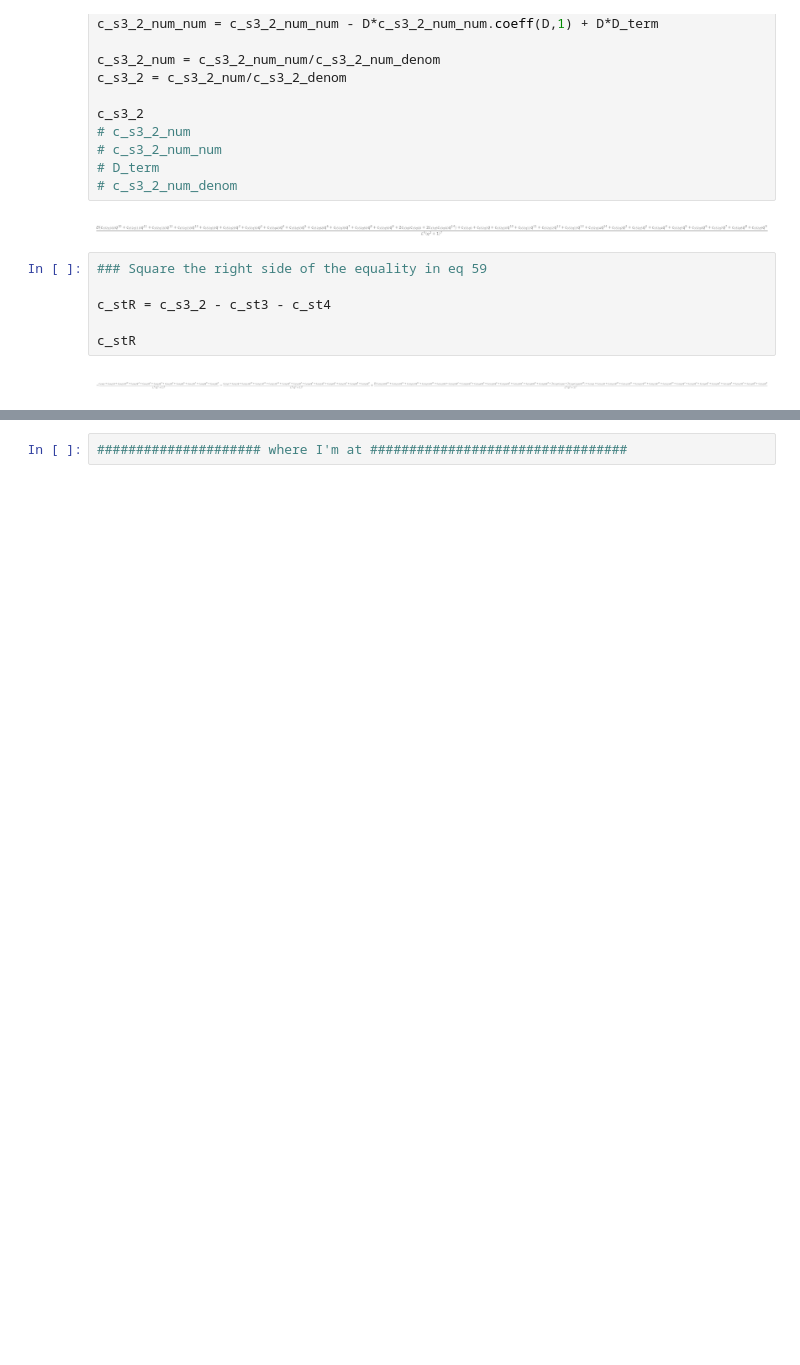
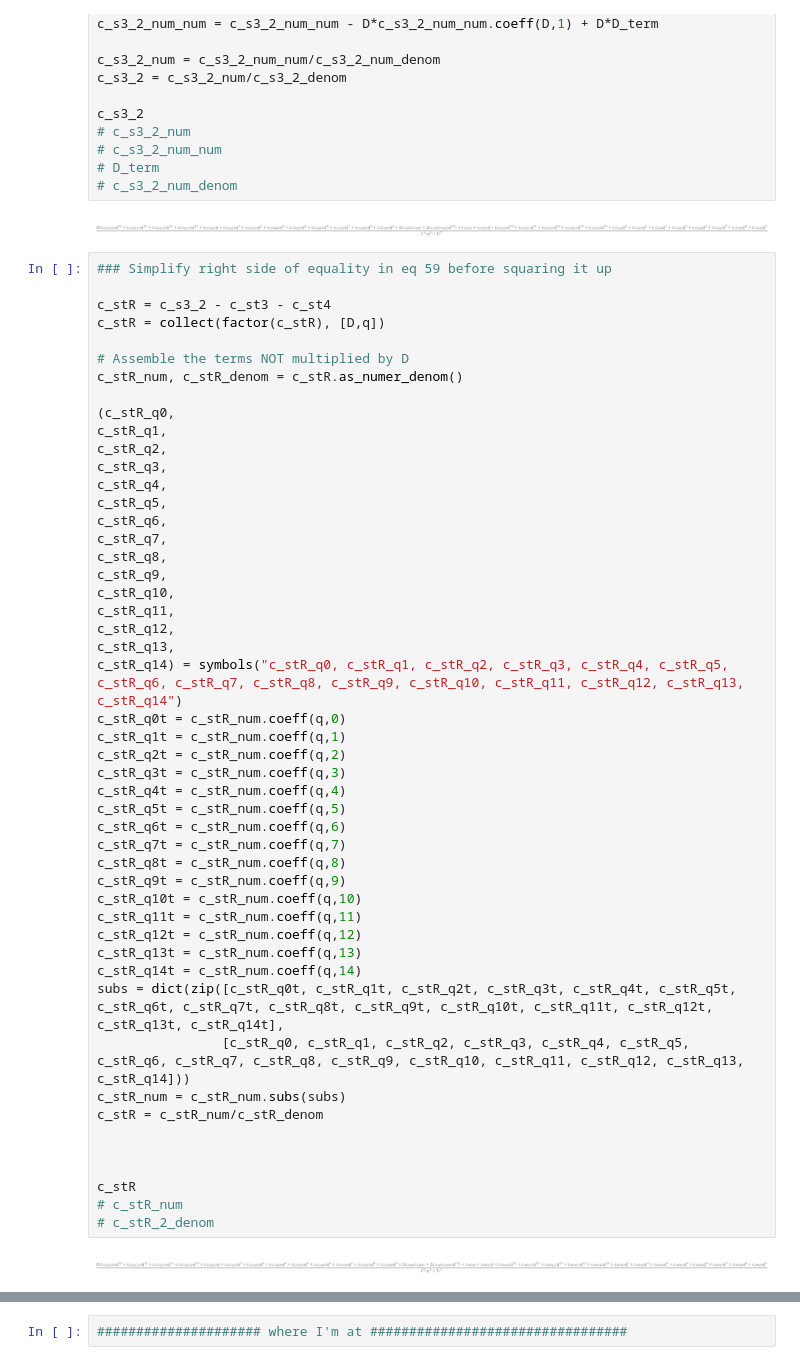
Before and after one commit to emilemarcotte/dubins2circle2set, a Jupyter notebook: RSLS_sympy.ipynb, the cells around one changed output, grey strips where cells are left out. Cells and saved outputs as stored; diff of their text form; blank space fills up the shorter version.

```diff
--- a/RSLS_sympy.ipynb
+++ b/RSLS_sympy.ipynb
@@ -555,10 +555,53 @@ c_s3_2
 # %% [output]
 [figure]
 # %%
-### Square the right side of the equality in eq 59
+### Simplify right side of equality in eq 59 before squaring it up
 
 c_stR = c_s3_2 - c_st3 - c_st4
+c_stR = collect(factor(c_stR), [D,q])
+
+# Assemble the terms NOT multiplied by D
+c_stR_num, c_stR_denom = c_stR.as_numer_denom()
+
+(c_stR_q0,
+c_stR_q1,
+c_stR_q2,
+c_stR_q3,
+c_stR_q4,
+c_stR_q5,
+c_stR_q6,
+c_stR_q7,
+c_stR_q8,
+c_stR_q9,
+c_stR_q10,
+c_stR_q11,
+c_stR_q12,
+c_stR_q13,
+c_stR_q14) = symbols("c_stR_q0, c_stR_q1, c_stR_q2, c_stR_q3, c_stR_q4, c_stR_q5, c_stR_q6, c_stR_q7, c_stR_q8, c_stR_q9, c_stR_q10, c_stR_q11, c_stR_q12, c_stR_q13, c_stR_q14")
+c_stR_q0t = c_stR_num.coeff(q,0)
+c_stR_q1t = c_stR_num.coeff(q,1)
+c_stR_q2t = c_stR_num.coeff(q,2)
+c_stR_q3t = c_stR_num.coeff(q,3)
+c_stR_q4t = c_stR_num.coeff(q,4)
+c_stR_q5t = c_stR_num.coeff(q,5)
+c_stR_q6t = c_stR_num.coeff(q,6)
+c_stR_q7t = c_stR_num.coeff(q,7)
+c_stR_q8t = c_stR_num.coeff(q,8)
+c_stR_q9t = c_stR_num.coeff(q,9)
+c_stR_q10t = c_stR_num.coeff(q,10)
+c_stR_q11t = c_stR_num.coeff(q,11)
+c_stR_q12t = c_stR_num.coeff(q,12)
+c_stR_q13t = c_stR_num.coeff(q,13)
+c_stR_q14t = c_stR_num.coeff(q,14)
+subs = dict(zip([c_stR_q0t, c_stR_q1t, c_stR_q2t, c_stR_q3t, c_stR_q4t, c_stR_q5t, c_stR_q6t, c_stR_q7t, c_stR_q8t, c_stR_q9t, c_stR_q10t, c_stR_q11t, c_stR_q12t, c_stR_q13t, c_stR_q14t],
+                [c_stR_q0, c_stR_q1, c_stR_q2, c_stR_q3, c_stR_q4, c_stR_q5, c_stR_q6, c_stR_q7, c_stR_q8, c_stR_q9, c_stR_q10, c_stR_q11, c_stR_q12, c_stR_q13, c_stR_q14]))
+c_stR_num = c_stR_num.subs(subs)
+c_stR = c_stR_num/c_stR_denom
+
+
 
 c_stR
+# c_stR_num
+# c_stR_2_denom
 # %% [output]
-[figure, old version]
+[figure, new version]
```
Also changed, not shown: parts of 8 cells of this notebook.
